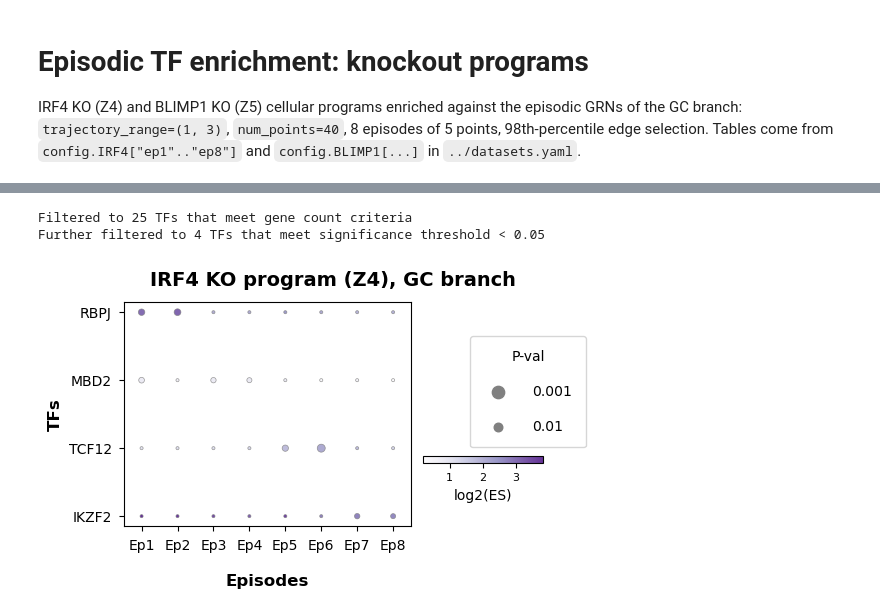
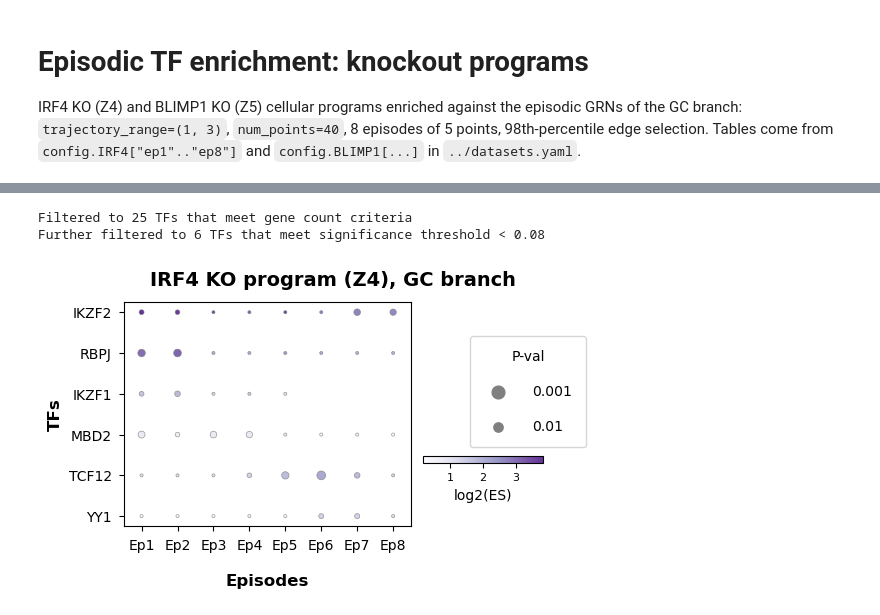
Before and after one commit to sachha-naksha/firefate_notebooks, a Jupyter notebook: temporal/analysis/Fig5_episodic_enrichment.ipynb, the cells around one changed output, grey strips where cells are left out. Drawn from its saved outputs; the diff is of its cells as text; code cells hidden in the pictures.

```diff
--- a/temporal/analysis/Fig5_episodic_enrichment.ipynb
+++ b/temporal/analysis/Fig5_episodic_enrichment.ipynb
@@ -27,24 +29,24 @@ ko_episode_labels = [f'Ep{i}' for i in range(1, len(dfs_irf4_ko) + 1)]
 # %%
 fig, plot_data, plotted_tfs_irf4_ko = plot_tf_episodic_enrichment_dotplot(
     dfs=dfs_irf4_ko,
     episode_labels=ko_episode_labels,
     figsize=(6, 3.5), #breadth by length
-    p_value_threshold=0.05,
-    min_significance_threshold=0.05,
+    p_value_threshold=0.08,
+    min_significance_threshold=0.08,
     min_dot_size=10,
     max_dot_size=200,
     cmap_name="Purples",
     tf_order=None,
     figure_title="IRF4 KO program (Z4), GC branch",
     log_scale=True,
     horizontal_layout=False
 )
 # save the plot
-#fig.savefig(os.path.join(config.OUTPUT_FOLDER, "z4_irf4_ko_gc_ee_005.pdf"), dpi=300)
+#fig.savefig(os.path.join(config.OUTPUT_FOLDER, "z4_irf4_ko_gc_ee_008.pdf"), dpi=300)
 # %% [output]
 Filtered to 25 TFs that meet gene count criteria
-Further filtered to 4 TFs that meet significance threshold < 0.05
+Further filtered to 6 TFs that meet significance threshold < 0.08
-[figure, old version]
+[figure, new version]
 # %%
 fig, plot_data, plotted_tfs_blimp1_ko = plot_tf_episodic_enrichment_dotplot(
     dfs=dfs_blimp1_ko,
```
Also changed, not shown: parts of 3 cells of this notebook.
